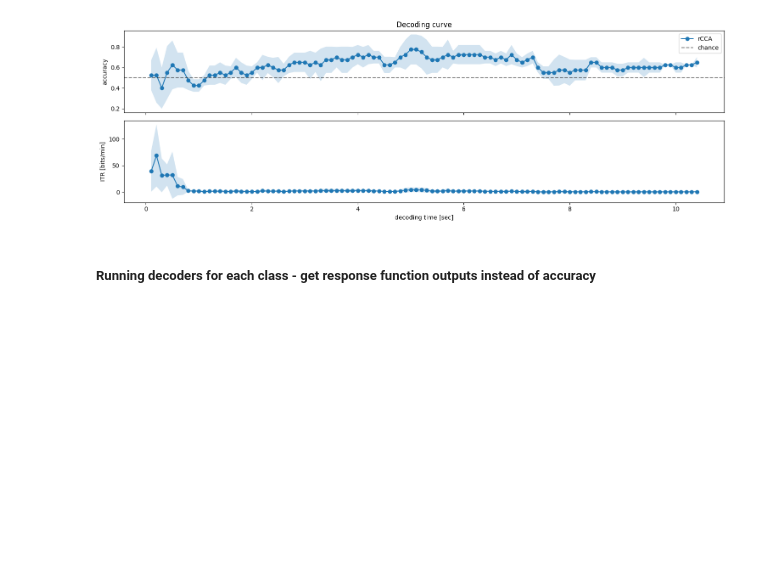
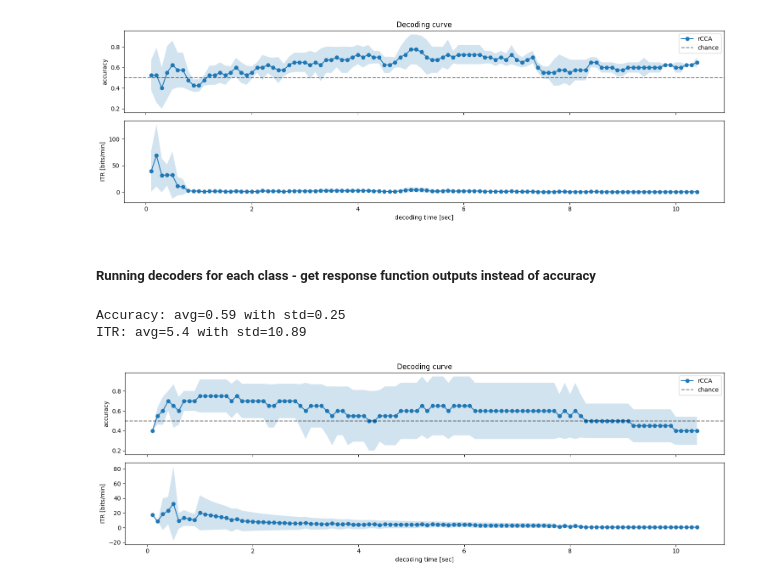
Before and after one commit to ShekharNarayanan/Covert_CVEP, a Jupyter notebook: SN_analysis/Decoding_Covert.ipynb, the cells around one changed output. Cells and saved outputs as stored; diff of their text form; code cells hidden in the pictures; blank space fills up the shorter version.

```diff
--- a/SN_analysis/Decoding_Covert.ipynb
+++ b/SN_analysis/Decoding_Covert.ipynb
@@ -222,31 +222,35 @@ def class_decision(X, label,y, codes, transient_size, plot,n_folds=4):
     if plot == True:
 
         # Compute ITR
         time = np.tile(segments[np.newaxis, :], (n_folds, 1))
         itr = pyntbci.utilities.itr(n_classes, accuracy, time + intertrialtime)
 
         # Plot results
         fig, ax = plt.subplots(2, 1, figsize=(15, 5), sharex=True)
         avg = accuracy.mean(axis=0)
         std = accuracy.std(axis=0)
         ax[0].plot(segments, avg, linestyle='-', marker='o', label="rCCA")
         ax[0].fill_between(segments, avg + std, avg - std, alpha=0.2, label="_rCCA")
         ax[0].axhline(1 / n_classes, color="k", linestyle="--", alpha=0.5, label="chance")
         avg = itr.mean(axis=0)
         std = itr.std(axis=0)
         ax[1].plot(segments, avg, linestyle='-', marker='o', label="rCCA")
         ax[1].fill_between(segments, avg + std, avg - std, alpha=0.2, label="_rCCA")
         ax[1].set_xlabel("decoding time [sec]")
         ax[0].set_ylabel("accuracy")
         ax[1].set_ylabel("ITR [bits/min]")
         ax[0].legend()
         ax[0].set_title("Decoding curve")
         fig.tight_layout()
 
         # Print accuracy (average and standard deviation over folds)
         print(f"Accuracy: avg={accuracy.mean():.2f} with std={accuracy.std():.2f}")
         print(f"ITR: avg={itr.mean():.1f} with std={itr.std():.2f}")
 
     return scores_all
 
-scores = np.array(class_decision(X_0,'0',y = y_ind, codes = V_needed, transient_size = 0.5, plot = False))
+scores = np.array(class_decision(X_0,'0',y = y_ind, codes = V_needed, transient_size = 0.5, plot = True))
+# %% [output]
+Accuracy: avg=0.59 with std=0.25
+ITR: avg=5.4 with std=10.89
+[figure, added]
```
Also changed, not shown: parts of 1 cell of this notebook.
